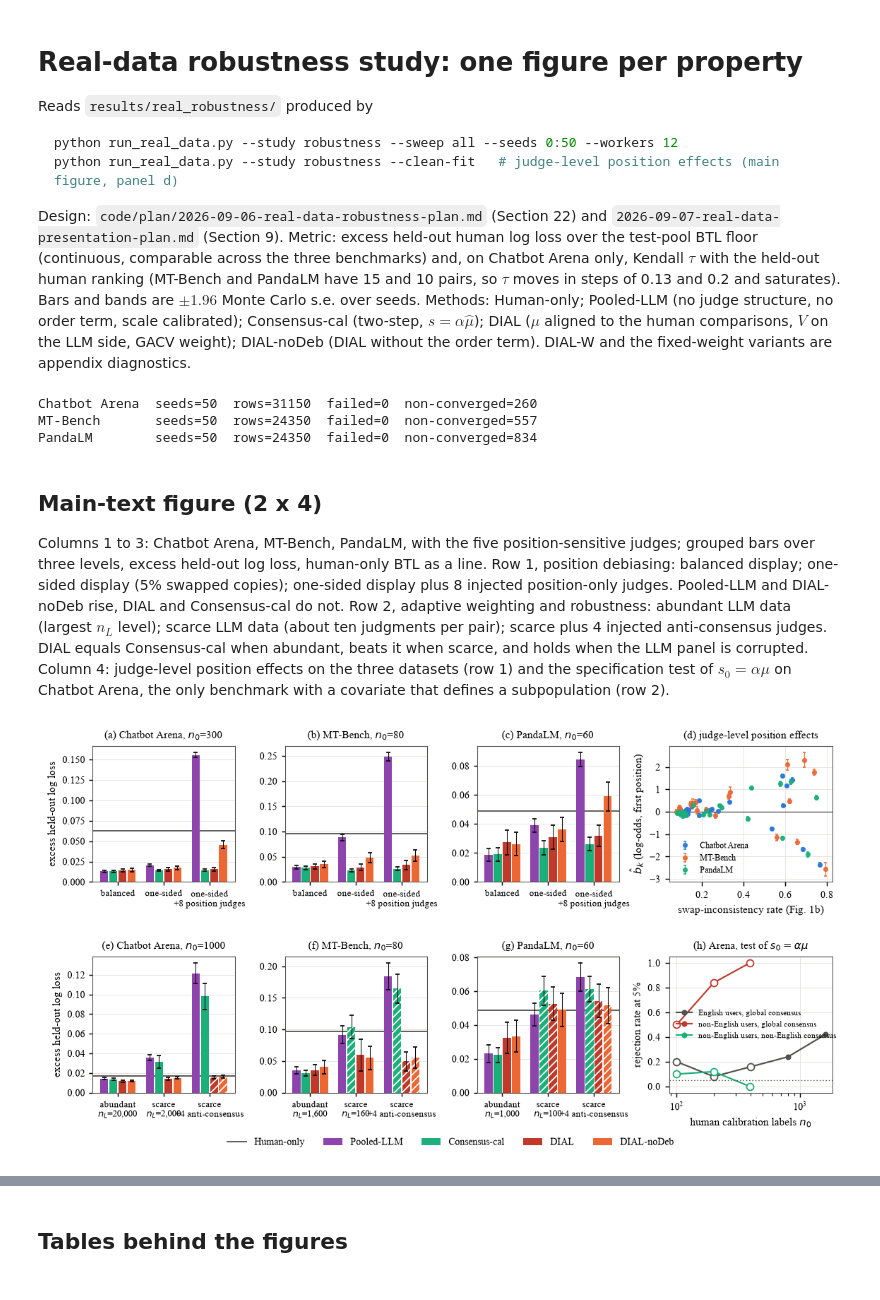
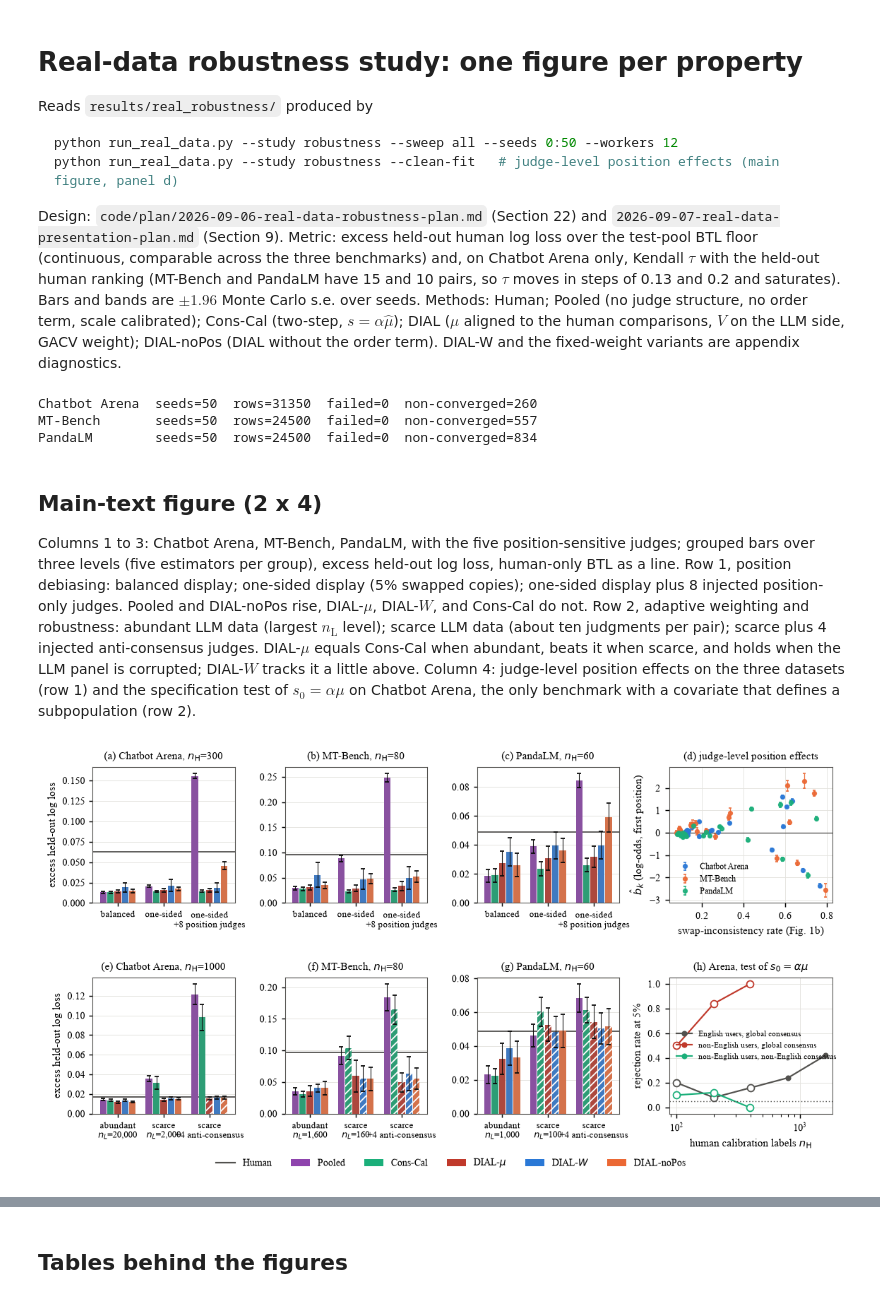
Before and after one commit to JinHongDu-Lab/DIAL, a Jupyter notebook: notebooks/real_data_robustness.ipynb, the cells around one changed output, grey strips where cells are left out. Saved outputs shown, nothing was run; the diff lists cells and outputs as text; code cells hidden in the pictures.

````diff
--- a/notebooks/real_data_robustness.ipynb
+++ b/notebooks/real_data_robustness.ipynb
@@ -9,7 +9,7 @@ python run_real_data.py --study robustness --clean-fit   # judge-level position
 ```
 
 Design: `code/plan/2026-09-06-real-data-robustness-plan.md` (Section 22) and `2026-09-07-real-data-presentation-plan.md` (Section 9). Metric: excess held-out human log loss over the test-pool BTL floor (continuous, comparable across the three benchmarks) and, on Chatbot Arena only, Kendall $\tau$ with the held-out human ranking (MT-Bench and PandaLM have 15 and 10 pairs, so $\tau$ moves in steps of 0.13 and 0.2 and saturates). Bars and bands are $\pm1.96$ Monte Carlo s.e. over seeds.
-Methods: Human-only; Pooled-LLM (no judge structure, no order term, scale calibrated); Consensus-cal (two-step, $s=\alpha\widehat\mu$); DIAL ($\mu$ aligned to the human comparisons, $V$ on the LLM side, GACV weight); DIAL-noDeb (DIAL without the order term). DIAL-W and the fixed-weight variants are appendix diagnostics.
+Methods: Human; Pooled (no judge structure, no order term, scale calibrated); Cons-Cal (two-step, $s=\alpha\widehat\mu$); DIAL ($\mu$ aligned to the human comparisons, $V$ on the LLM side, GACV weight); DIAL-noPos (DIAL without the order term). DIAL-W and the fixed-weight variants are appendix diagnostics.
 # %%
 import sys, json
 from pathlib import Path
@@ -19,15 +19,14 @@ import matplotlib as mpl, matplotlib.pyplot as plt
 REPO = Path.cwd().parent; sys.path.insert(0, str(REPO))
 from experiments.real_data.robustness_plot import load, aggregate, aggregate_spectest
 RESULTS = REPO / "results" / "real_robustness"; FIGURES = REPO / "figures"; FIGURES.mkdir(exist_ok=True)
-DATASETS = ["arena_33k", "mt_bench", "pandalm"]; DLAB = {"arena_33k": "Chatbot Arena", "mt_bench": "MT-Bench", "pandalm": "PandaLM"}
-# Shared method panel (experiments/style.py): five presented methods plus appendix diagnostics.
-from experiments.style import PRESENTED, APPENDIX, LABEL as _LABEL, STYLE as _STYLE, INK, INK_SOFT, GRID
+DATASETS = ["arena_33k", "mt_bench", "pandalm"]
+# Shared method panel and drawing helpers (experiments/style.py): five presented methods plus
+# appendix diagnostics, one seaborn call per panel.
+from experiments.style import (PRESENTED, PRESENTED_W, APPENDIX, LABEL, STYLE, INK, INK_SOFT, GRID, RCPARAMS,
+                               DATASET_LABEL as DLAB, DATASET_COLOR, legend_handles, method_bars, method_lines)
 METHODS = list(PRESENTED)
-LABEL = dict(_LABEL); LABEL["oracle_test"] = "test-oracle weight"
-STYLE = dict(_STYLE); STYLE["oracle_test"] = dict(STYLE["oracle"])
-mpl.rcParams.update({"font.family": "serif", "font.serif": ["Times New Roman", "Nimbus Roman", "DejaVu Serif"], "font.size": 8, "axes.labelsize": 8.5,
-                     "axes.titlesize": 9, "xtick.labelsize": 7.5, "ytick.labelsize": 7.5, "legend.fontsize": 7.5, "axes.edgecolor": INK_SOFT,
-                     "axes.linewidth": 0.6, "pdf.fonttype": 42, "ps.fonttype": 42, "savefig.dpi": 300, "figure.dpi": 130})
+NH = "$n_{\\mathrm{H}}$"  # human budget, as written in the manuscript
+mpl.rcParams.update(RCPARAMS)
 
 rows = {d: load(d, REPO) for d in DATASETS if (RESULTS / d / "rows.jsonl").exists()}
 agg = {d: aggregate(df) for d, df in rows.items()}
@@ -38,7 +37,7 @@ for d, df in rows.items():
 if any(rows[d].failed.any() for d in rows):
     print(pd.concat(rows.values())[lambda x: x.failed].groupby(["dataset", "sweep", "panel", "level", "method"]).size().to_string())
 # %% [output]
-Chatbot Arena  seeds=50  rows=31150  failed=0  non-converged=260
-MT-Bench       seeds=50  rows=24350  failed=0  non-converged=557
-PandaLM        seeds=50  rows=24350  failed=0  non-converged=834
+Chatbot Arena  seeds=50  rows=31350  failed=0  non-converged=260
+MT-Bench       seeds=50  rows=24500  failed=0  non-converged=557
+PandaLM        seeds=50  rows=24500  failed=0  non-converged=834
 # %%
@@ -115,63 +102,63 @@ def row2_specs(d):
 # %% [markdown]
 ## Main-text figure (2 x 4)
 
-Columns 1 to 3: Chatbot Arena, MT-Bench, PandaLM, with the five position-sensitive judges; grouped bars over three levels, excess held-out log loss, human-only BTL as a line.
-Row 1, position debiasing: balanced display; one-sided display (5% swapped copies); one-sided display plus 8 injected position-only judges. Pooled-LLM and DIAL-noDeb rise, DIAL and Consensus-cal do not.
-Row 2, adaptive weighting and robustness: abundant LLM data (largest $n_L$ level); scarce LLM data (about ten judgments per pair); scarce plus 4 injected anti-consensus judges. DIAL equals Consensus-cal when abundant, beats it when scarce, and holds when the LLM panel is corrupted.
+Columns 1 to 3: Chatbot Arena, MT-Bench, PandaLM, with the five position-sensitive judges; grouped bars over three levels (five estimators per group), excess held-out log loss, human-only BTL as a line.
+Row 1, position debiasing: balanced display; one-sided display (5% swapped copies); one-sided display plus 8 injected position-only judges. Pooled and DIAL-noPos rise, DIAL-$\mu$, DIAL-$W$, and Cons-Cal do not.
+Row 2, adaptive weighting and robustness: abundant LLM data (largest $n_{\mathrm{L}}$ level); scarce LLM data (about ten judgments per pair); scarce plus 4 injected anti-consensus judges. DIAL-$\mu$ equals Cons-Cal when abundant, beats it when scarce, and holds when the LLM panel is corrupted; DIAL-$W$ tracks it a little above.
 Column 4: judge-level position effects on the three datasets (row 1) and the specification test of $s_0=\alpha\mu$ on Chatbot Arena, the only benchmark with a covariate that defines a subpopulation (row 2).
 # %%
 fig, axes = plt.subplots(2, 4, figsize=(10.4, 4.9), gridspec_kw=dict(width_ratios=[1, 1, 1, 1.15], wspace=0.34, hspace=0.55))
 for j, d in enumerate(DATASETS):
     if d in agg:
         bar_panel(axes[0, j], agg[d], row1_specs(d)); bar_panel(axes[1, j], agg[d], row2_specs(d))
-    axes[0, j].set_title(f"({'abc'[j]}) {DLAB[d]}, $n_0$={N0_ABUNDANT[d]}", fontsize=8.5)
-    axes[1, j].set_title(f"({'efg'[j]}) {DLAB[d]}, $n_0$={N0_SCARCE[d]}", fontsize=8.5)
+    axes[0, j].set_title(f"({'abc'[j]}) {DLAB[d]}, {NH}={NH_ABUNDANT[d]}", fontsize=8.5)
+    axes[1, j].set_title(f"({'efg'[j]}) {DLAB[d]}, {NH}={NH_SCARCE[d]}", fontsize=8.5)
 axes[0, 0].set_ylabel("excess held-out log loss"); axes[1, 0].set_ylabel("excess held-out log loss")
 # (d) judge-level position effects
-ax = axes[0, 3]; col3 = {"arena_33k": "#2a78d6", "mt_bench": "#eb6834", "pandalm": "#1baf7a"}
+ax = axes[0, 3]
 for d in DATASETS:
     cf = RESULTS / d / "clean_fit.json"; runs = sorted((REPO / "results" / "motivation").glob(f"{d}-*"))
     if not cf.exists() or not runs: continue
     f = json.load(open(cf)); mot = pd.read_csv(runs[-1] / "per_judge.csv").set_index("judge")
     x = np.array([mot.loc[j, "swap_inconsistency_rate"] if j in mot.index else np.nan for j in f["judges"]]); b = np.array(f["b"]); lo = np.array(f["b_lower"]); hi = np.array(f["b_upper"])
-    ax.errorbar(x, b, yerr=[b - lo, hi - b], fmt="o", ms=3, lw=0.7, capsize=1.2, color=col3[d], label=DLAB[d], alpha=0.9)
+    ax.errorbar(x, b, yerr=[b - lo, hi - b], fmt="o", ms=3, lw=0.7, capsize=1.2, color=DATASET_COLOR[d], label=DLAB[d], alpha=0.9)
 ax.axhline(0, color=INK_SOFT, lw=0.7); ax.set_xlabel("swap-inconsistency rate (Fig. 1b)"); ax.set_ylabel("$\\hat b_k$ (log-odds, first position)"); ax.set_title("(d) judge-level position effects", fontsize=8.5)
 ax.grid(True, color=GRID, lw=0.5); ax.legend(frameon=False, fontsize=6.5)
 # (h) specification test
 ax = axes[1, 3]
 if not spec.empty:
     scol = {"english_global": ("#52514e", "English users, global consensus"), "nonenglish_global": ("#c0392b", "non-English users, global consensus"), "nonenglish_subset": ("#1baf7a", "non-English users, non-English consensus")}
     for k, (c, lab) in scol.items():
-        g = spec[spec.kind == k].sort_values("n_0").drop_duplicates("n_0")
-        ax.plot(g.n_0, g.reject_rate, color=c, marker="o", ms=3.5, lw=1.2, label=lab)
-        bad = g[g.ho_exists < 1]; ax.scatter(bad.n_0, bad.reject_rate, s=30, facecolors="white", edgecolors=c, zorder=3)
-    ax.axhline(0.05, color=INK_SOFT, ls=(0, (1, 2)), lw=0.8); ax.set_xscale("log"); ax.set_ylim(-0.05, 1.05); ax.set_xlabel("human calibration labels $n_0$"); ax.set_ylabel("rejection rate at 5%")
+        g = spec[spec.kind == k].sort_values("n_H").drop_duplicates("n_H")
+        ax.plot(g.n_H, g.reject_rate, color=c, marker="o", ms=3.5, lw=1.2, label=lab)
+        bad = g[g.ho_exists < 1]; ax.scatter(bad.n_H, bad.reject_rate, s=30, facecolors="white", edgecolors=c, zorder=3)
+    ax.axhline(0.05, color=INK_SOFT, ls=(0, (1, 2)), lw=0.8); ax.set_xscale("log"); ax.set_ylim(-0.05, 1.05); ax.set_xlabel(f"human calibration labels {NH}"); ax.set_ylabel("rejection rate at 5%")
     ax.set_title("(h) Arena, test of $s_0=\\alpha\\mu$", fontsize=8.5); ax.legend(frameon=False, fontsize=6.2, loc="center left"); ax.grid(True, color=GRID, lw=0.5)
-h, l = axes[0, 0].get_legend_handles_labels()
-fig.legend(h, l, loc="lower center", ncol=5, frameon=False, bbox_to_anchor=(0.5, -0.03))
+h, l = legend_handles(["human_only"] + BAR_METHODS, as_patch=BAR_METHODS, no_marker=("human_only",))
+fig.legend(h, l, loc="lower center", ncol=len(l), frameon=False, bbox_to_anchor=(0.5, -0.03))
 fig.savefig(FIGURES / "fig_real_main.pdf", bbox_inches="tight"); plt.show()
 # numbers behind the bars
 tab = []
 for d in DATASETS:
     if d not in agg: continue
     for row, specs in (("position", row1_specs(d)), ("weighting", row2_specs(d))):
         for lab, q in specs:
             g = cell_of(agg[d], q)
             tab.append(dict(dataset=DLAB[d], row=row, level=lab.replace("\n", " "), n=int(g.n.max()) if len(g) else 0, **{LABEL[m]: f"{g[g.method == m].excess_mean.iloc[0]:.4f}" if (g.method == m).any() else "" for m in ["human_only"] + BAR_METHODS}))
 display(pd.DataFrame(tab).set_index(["dataset", "row", "level"]))
 # separation and existence shares behind the hatching: share of splits in which each fit touched the finite-fit box,
 # share with a position effect at the bound, share of non-convergent fits, and the human-only MLE existence share
 shares = []
 for d in DATASETS:
     if d not in agg: continue
     for row, specs in (("position", row1_specs(d)), ("weighting", row2_specs(d))):
         for lab, q in specs:
             g = cell_of(agg[d], q).set_index("method")
             rec_ = dict(dataset=DLAB[d], row=row, level=lab.replace("\n", " "), human_only_exists=round(float(g.loc["human_only", "ho_exists_frac"]), 2) if "human_only" in g.index else np.nan,
                         K_dropped=round(float(g.k_dropped_mean.max()), 2))
             for mth in BAR_METHODS:
                 if mth in g.index: rec_[f"{LABEL[mth]} box/b/nonconv"] = f"{g.loc[mth, 'sep_frac']:.2f}/{g.loc[mth, 'bsep_frac']:.2f}/{g.loc[mth, 'nonconv_frac']:.2f}"
             shares.append(rec_)
 pd.set_option("display.width", 250); display(pd.DataFrame(shares).set_index(["dataset", "row", "level"]))
 # %% [output]
-[figure, old version]
+[figure, new version]
````
Also changed, not shown: parts of 11 cells of this notebook, 42 other files.
